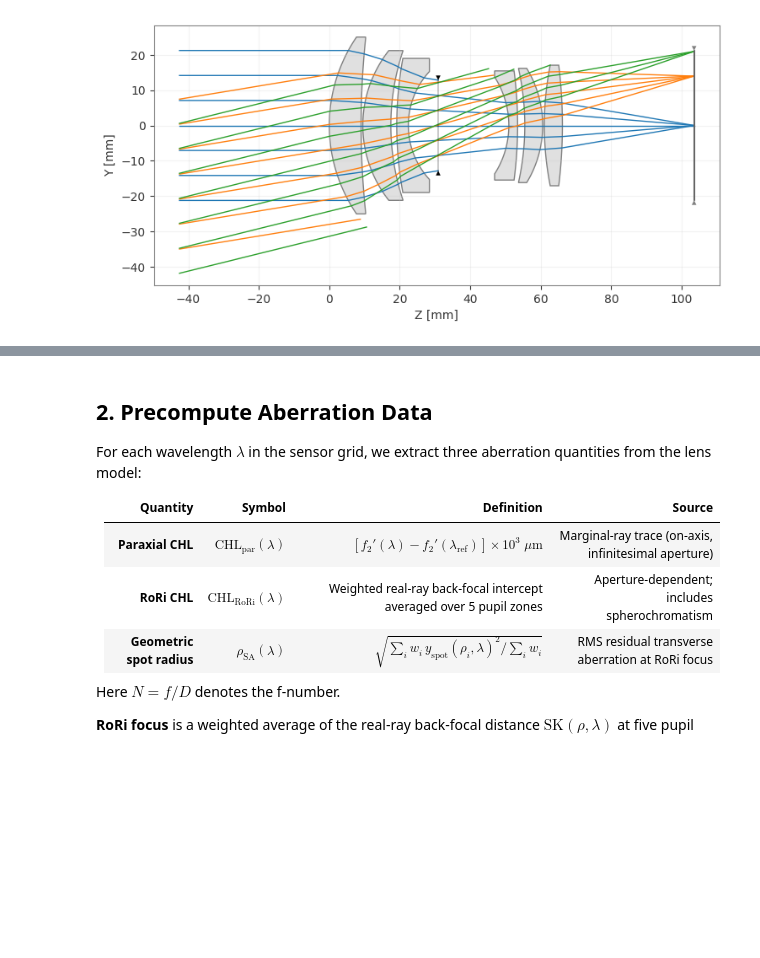
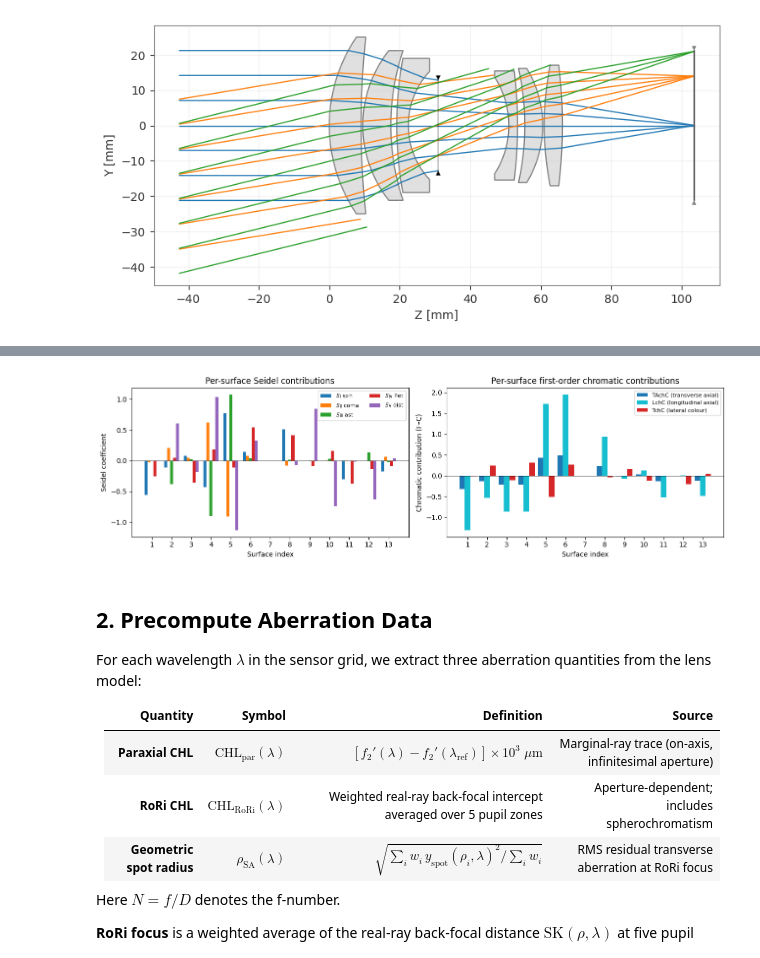
Before and after one commit to Leyangf/ChromFringe, a Jupyter notebook: examples/cfw_geom_demo.ipynb, the cells around one changed output, grey strips where cells are left out. Cells and saved outputs as stored; diff of their text form; code cells hidden in the pictures; blank space fills up the shorter version.

Commit message:
add Per-Surface Seidel & Chromatic Contributions plot cell in the notebook

```diff
--- a/examples/cfw_geom_demo.ipynb
+++ b/examples/cfw_geom_demo.ipynb
@@ -56,0 +69,84 @@ FNO = 2.00, focal length = 85.0 mm
+# %%
+import pandas as pd
+
+aberr = lens1.aberrations
+
+# Per-surface transverse aberration terms (length = num_surfaces - 2)
+TSC = np.asarray(aberr.TSC()).flatten()
+CC  = np.asarray(aberr.CC()).flatten()
+TAC = np.asarray(aberr.TAC()).flatten()
+TPC = np.asarray(aberr.TPC()).flatten()
+DC  = np.asarray(aberr.DC()).flatten()
+
+# Convert transverse terms to standard Seidel coefficients S_I..S_V
+n_img = float(np.asarray(lens1.surfaces.n(lens1.primary_wavelength)).ravel()[-1])
+_, ua = lens1.paraxial.marginal_ray()
+u_img = float(np.asarray(ua).ravel()[-1])
+factor = -2.0 * n_img * u_img
+
+S_I, S_II, S_III, S_IV, S_V = factor*TSC, factor*CC, factor*TAC, factor*TPC, factor*DC
+
+# Per-surface first-order chromatic contributions (F–C)
+TAchC = np.asarray(aberr.TAchC()).flatten()
+LchC  = np.asarray(aberr.LchC()).flatten()
+TchC  = np.asarray(aberr.TchC()).flatten()
+
+# Refracting surfaces are indices 1 .. N-2 (object=0, image=N-1)
+surf_idx = list(range(1, lens1.surfaces.num_surfaces - 1))
+
+df = pd.DataFrame({
+    "surf":  surf_idx,
+    "S_I":   S_I,
+    "S_II":  S_II,
+    "S_III": S_III,
+    "S_IV":  S_IV,
+    "S_V":   S_V,
+    "TAchC": TAchC,
+    "LchC":  LchC,
+    "TchC":  TchC,
+})
+totals = df.iloc[:, 1:].sum()
+df_disp = df.copy()
+df_disp.loc[len(df_disp)] = ["sum", *totals.values]
+
+with pd.option_context("display.float_format", lambda v: f"{v:+.3e}"):
+    print(df_disp.to_string(index=False))
+
+# --- Visualisation -----------------------------------------------------
+fig, axes = plt.subplots(1, 2, figsize=(13, 4))
+xs = np.arange(len(surf_idx))
+
+ax = axes[0]
+w = 0.15
+for i, (lbl, vals, c) in enumerate([
+    (r"$S_\mathrm{I}$ sph",   S_I,   "tab:blue"),
+    (r"$S_\mathrm{II}$ coma", S_II,  "tab:orange"),
+    (r"$S_\mathrm{III}$ ast", S_III, "tab:green"),
+    (r"$S_\mathrm{IV}$ Pet",  S_IV,  "tab:red"),
+    (r"$S_\mathrm{V}$ dist",  S_V,   "tab:purple"),
+]):
+    ax.bar(xs + (i - 2) * w, vals, w, label=lbl, color=c)
+ax.axhline(0, color="k", lw=0.5)
+ax.set_xticks(xs); ax.set_xticklabels(surf_idx)
+ax.set_xlabel("Surface index")
+ax.set_ylabel("Seidel coefficient")
+ax.set_title("Per-surface Seidel contributions")
+ax.legend(fontsize=8, ncol=2)
+
+ax = axes[1]
+w = 0.28
+for i, (lbl, vals, c) in enumerate([
+    ("TAchC (transverse axial)",  TAchC, "tab:blue"),
+    ("LchC (longitudinal axial)", LchC,  "tab:cyan"),
+    ("TchC (lateral colour)",     TchC,  "tab:red"),
+]):
+    ax.bar(xs + (i - 1) * w, vals, w, label=lbl, color=c)
+ax.axhline(0, color="k", lw=0.5)
+ax.set_xticks(xs); ax.set_xticklabels(surf_idx)
+ax.set_xlabel("Surface index")
+ax.set_ylabel("Chromatic contribution (F–C)")
+ax.set_title("Per-surface first-order chromatic contributions")
+ax.legend(fontsize=8)
+
+plt.tight_layout(); plt.show()
+# %% [output]
@@ -57,3 +168,4 @@ FNO = 2.00, focal length = 85.0 mm
+[figure, added]
 # %% [markdown]
 ## 2. Precompute Aberration Data
 
```
Also changed, not shown: parts of 2 cells of this notebook.
